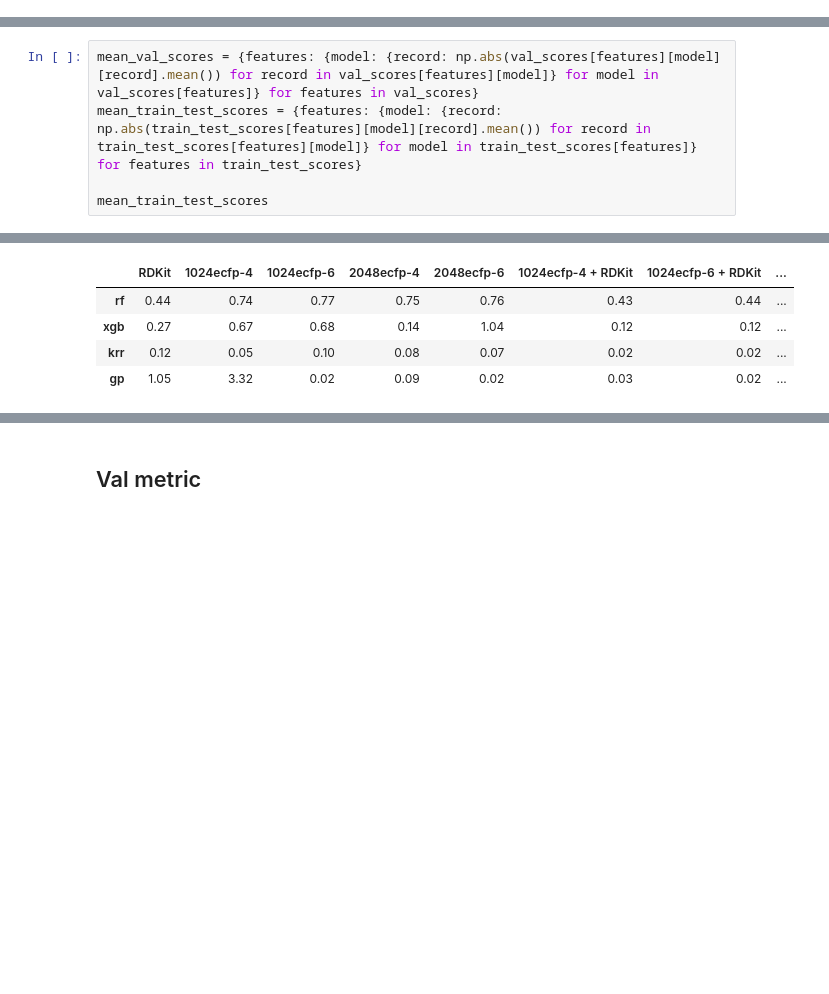
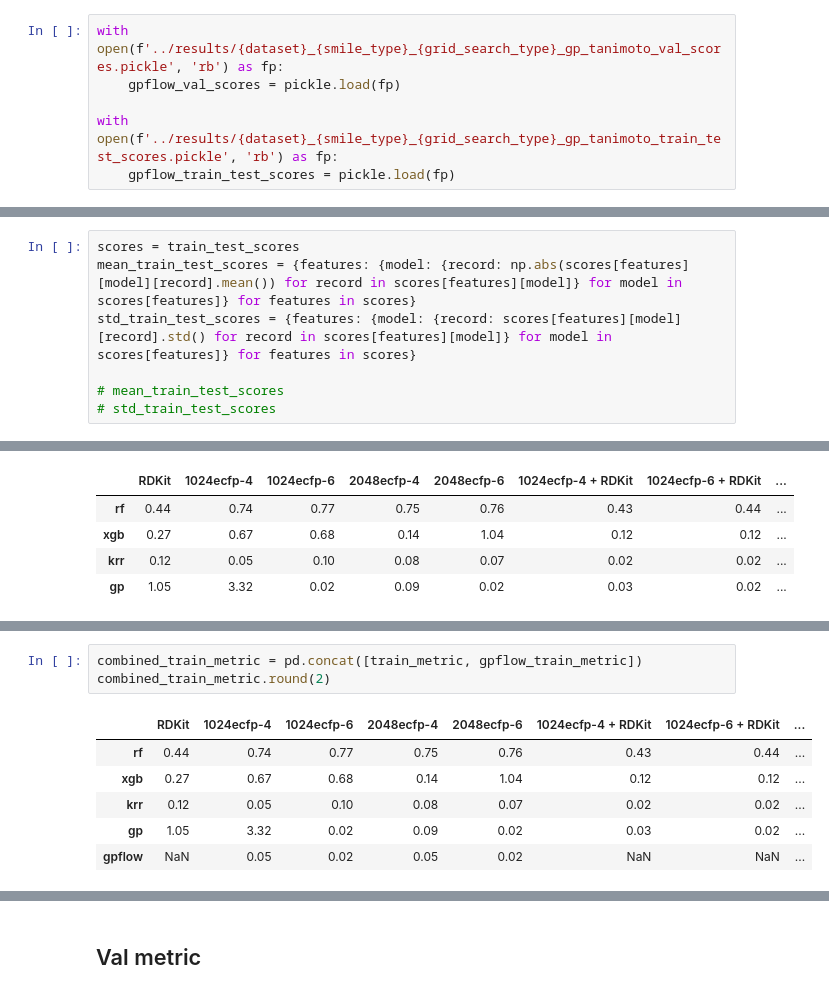
Before and after one commit to GeorgeBatch/moleculenet, a Jupyter notebook: notebooks/visualise_extended_grid_search_results.ipynb, the cells around one changed output, grey strips where cells are left out. Saved outputs shown, nothing was run; the diff lists cells and outputs as text; blank space fills up the shorter version.

```diff
--- a/notebooks/visualise_extended_grid_search_results.ipynb
+++ b/notebooks/visualise_extended_grid_search_results.ipynb
@@ -215,0 +175,6 @@ train_test_scores
+# %%
+with open(f'../results/{dataset}_{smile_type}_{grid_search_type}_gp_tanimoto_val_scores.pickle', 'rb') as fp:
+    gpflow_val_scores = pickle.load(fp)
+
+with open(f'../results/{dataset}_{smile_type}_{grid_search_type}_gp_tanimoto_train_test_scores.pickle', 'rb') as fp:
+    gpflow_train_test_scores = pickle.load(fp)
@@ -218,5 +196,7 @@ Get the means over folds (cross_validate records the results as arrays even for
 # %%
-mean_val_scores = {features: {model: {record: np.abs(val_scores[features][model][record].mean()) for record in val_scores[features][model]} for model in val_scores[features]} for features in val_scores}
-mean_train_test_scores = {features: {model: {record: np.abs(train_test_scores[features][model][record].mean()) for record in train_test_scores[features][model]} for model in train_test_scores[features]} for features in train_test_scores}
+scores = train_test_scores
+mean_train_test_scores = {features: {model: {record: np.abs(scores[features][model][record].mean()) for record in scores[features][model]} for model in scores[features]} for features in scores}
+std_train_test_scores = {features: {model: {record: scores[features][model][record].std() for record in scores[features][model]} for model in scores[features]} for features in scores}
 
-mean_train_test_scores
+# mean_train_test_scores
+# std_train_test_scores
@@ -302 +272,11 @@ RMSE : root-mean-square error , unit: (kcal/mol)
+# %%
+combined_train_metric = pd.concat([train_metric, gpflow_train_metric])
+combined_train_metric.round(2)
+# %% [output]
+|  | RDKit | 1024ecfp-4 | 1024ecfp-6 | 2048ecfp-4 | 2048ecfp-6 | 1024ecfp-4 + RDKit | 1024ecfp-6 + RDKit | ... |
+| rf | 0.44 | 0.74 | 0.77 | 0.75 | 0.76 | 0.43 | 0.44 | ... |
+| xgb | 0.27 | 0.67 | 0.68 | 0.14 | 1.04 | 0.12 | 0.12 | ... |
+| krr | 0.12 | 0.05 | 0.10 | 0.08 | 0.07 | 0.02 | 0.02 | ... |
+| gp | 1.05 | 3.32 | 0.02 | 0.09 | 0.02 | 0.03 | 0.02 | ... |
+| gpflow | NaN | 0.05 | 0.02 | 0.05 | 0.02 | NaN | NaN | ... |
 # %%
```
Also changed, not shown: parts of 67 cells of this notebook.
